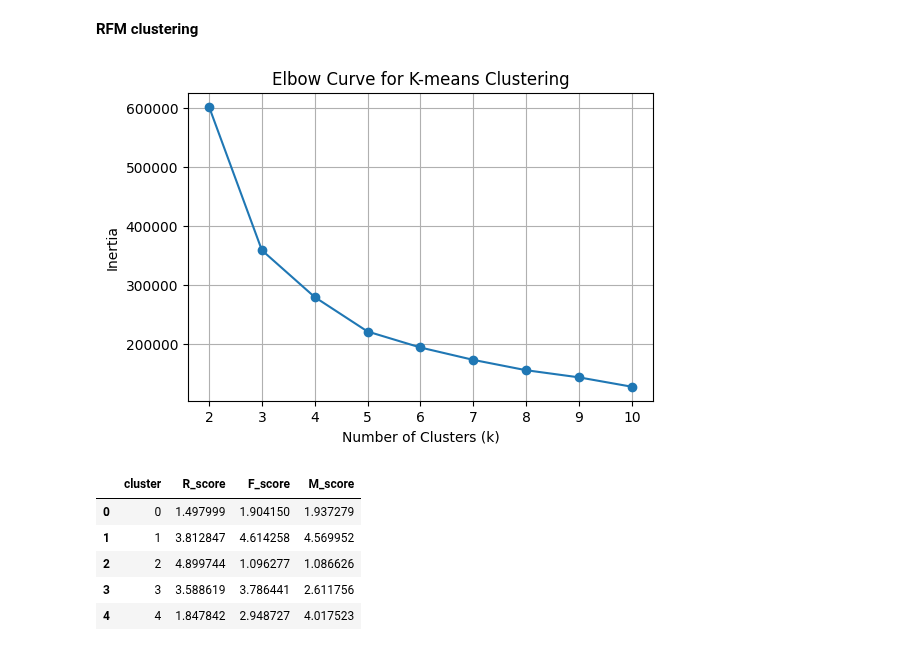
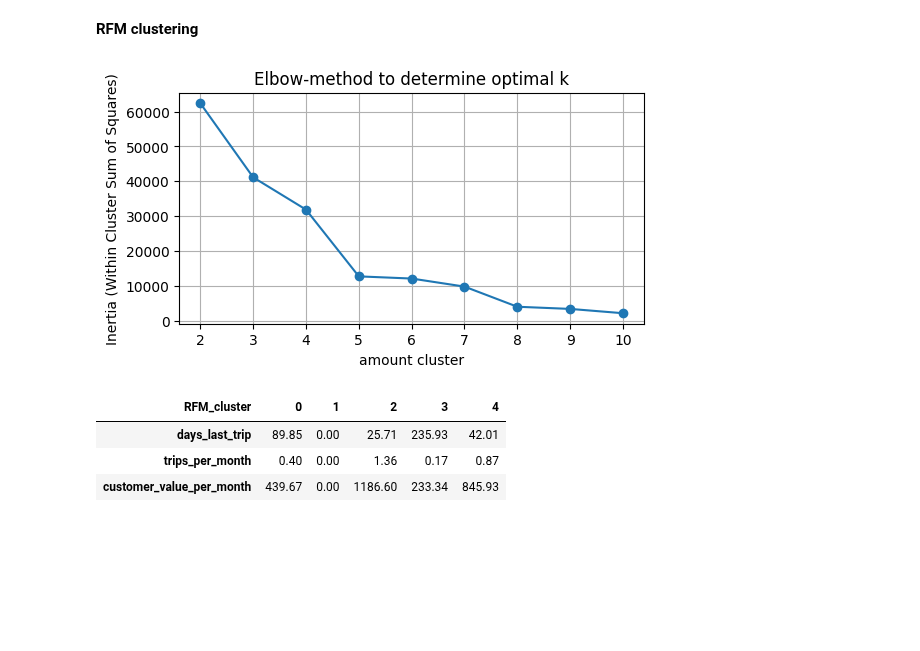
Before and after one commit to bfreiheit/customer_segmentation, a Jupyter notebook: notebooks/RFM.ipynb, the cells around one changed output. Drawn from its saved outputs; the diff is of its cells as text; code cells hidden in the pictures; blank space fills up the shorter version.

```diff
--- a/notebooks/RFM.ipynb
+++ b/notebooks/RFM.ipynb
@@ -58,14 +94,13 @@ cohort[list(features.keys())].describe()
 # Recency: days_last_trip
 # Frequency: trips_per_month
 # Monetary: customer_value_per_month
-# Tenure: time since first transaction
+# Tenure: time since first transaction (optional)
 
-cohort["R_score"] = pd.qcut(cohort["days_last_trip"], q=5, labels=[5, 4, 3, 2, 1])
-cohort["F_score"] = pd.qcut(cohort["trips_per_month"], q=5, labels=[1, 2, 3, 4, 5])
+cohort["R_score"] = pd.qcut(cohort["recency_log"], q=5, labels=[5, 4, 3, 2, 1])
+cohort["F_score"] = pd.qcut(cohort["frequency_log"], q=5, labels=[1, 2, 3, 4, 5])
 cohort["M_score"] = pd.qcut(
-    cohort["customer_value_per_month"], q=5, labels=[1, 2, 3, 4, 5]
+    cohort["monetary_log"], q=5, labels=[1, 2, 3, 4, 5]
 )
-#cohort["T_score"] = pd.qcut(cohort["days_active"], q=5, labels=[1, 2, 3, 4, 5])
 
 cohort["RFM_score"] = cohort[["R_score", "F_score", "M_score"]].astype(int).sum(axis=1)
 # %%
@@ -148,25 +146,26 @@ plt.show()
 # %% [markdown]
 **RFM clustering**
-# %%
-# extract scores for k-means clustering
-X = cohort[["R_score", "F_score", "M_score"]].astype(int)
-
-# Calculate inertia (sum of squared distances) for different values of k
-inertia = []
-for k in range(2, 11):
-    kmeans = KMeans(n_clusters=k, n_init=10, random_state=42)
-    kmeans.fit(X)
-    inertia.append(kmeans.inertia_)
 # %%
-# Plot the elbow curve
-plt.figure(figsize=(6, 4))
-plt.plot(range(2, 11), inertia, marker="o")
-plt.xlabel("Number of Clusters (k)")
-plt.ylabel("Inertia")
-plt.title("Elbow Curve for K-means Clustering")
+# estimate k cluster based on interia
+
+X = cohort[list(features_scaled.keys())].astype(int)
+inertia = []
+k_range = range(2, 11)
+
+for k in k_range:
+    kmeans = KMeans(n_clusters=k, random_state=3, n_init="auto")
+    kmeans.fit(X)
+    inertia.append(kmeans.inertia_)
+
+
+plt.figure(figsize=(6, 3))
+plt.plot(k_range, inertia, "o-")
+plt.xlabel("amount cluster")
+plt.ylabel("Inertia (Within Cluster Sum of Squares)")
+plt.title("Elbow-method to determine optimal k")
 plt.grid(True)
 plt.show()
 # %% [output]
-[figure, old version]
+[figure, new version]
 # %%
 # Perform K-means clustering with best K
@@ -175,23 +174,13 @@ cohort["cluster"] = best_kmeans.fit_predict(X)
 # %%
-# Group by cluster and calculate mean values
-cohort[["R_score", "F_score", "M_score"]] = cohort[
-    ["R_score", "F_score", "M_score"]
-].astype(int)
-
-cluster_summary = (
-    cohort.groupby("cluster")
-    .agg({"R_score": "mean", "F_score": "mean", "M_score": "mean"})
-    .reset_index()
-)
-
-cluster_summary
+cohort.groupby("RFM_cluster")[metrics].mean().round(2).T.style \
+.background_gradient(cmap="YlGnBu", axis=0) \
+.format("{:.2f}") \
+.set_properties(**{'font-size': '12px', 'padding': '10px'})
 # %% [output]
-|  | cluster | R_score | F_score | M_score |
-| 0 | 0 | 1.497999 | 1.904150 | 1.937279 |
-| 1 | 1 | 3.812847 | 4.614258 | 4.569952 |
-| 2 | 2 | 4.899744 | 1.096277 | 1.086626 |
-| 3 | 3 | 3.588619 | 3.786441 | 2.611756 |
-| 4 | 4 | 1.847842 | 2.948727 | 4.017523 |
+| RFM_cluster | 0 | 1 | 2 | 3 | 4 |
+| days_last_trip | 89.85 | 0.00 | 25.71 | 235.93 | 42.01 |
+| trips_per_month | 0.40 | 0.00 | 1.36 | 0.17 | 0.87 |
+| customer_value_per_month | 439.67 | 0.00 | 1186.60 | 233.34 | 845.93 |
 # %%
 labels = [
     "Champions",
```
Also changed, not shown: parts of 24 cells of this notebook, 1 other file.
